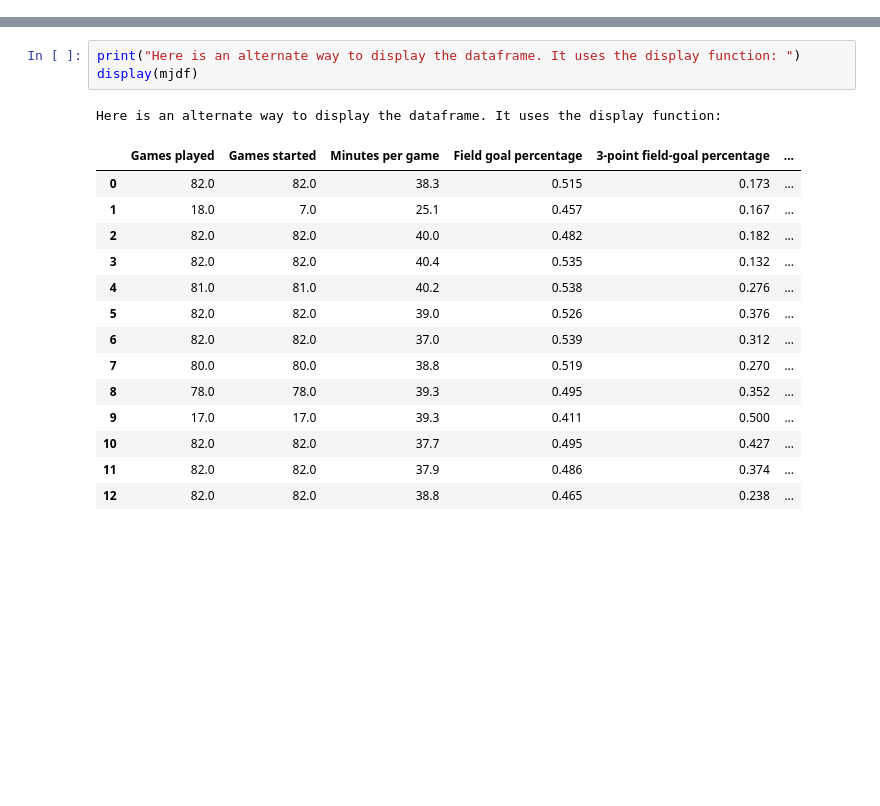
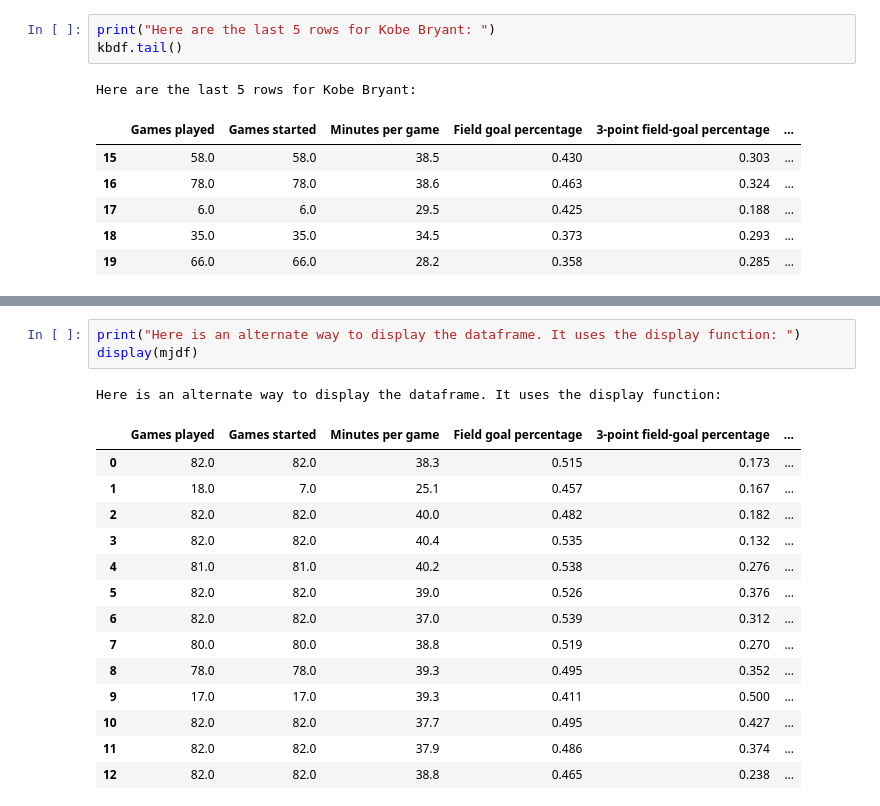
Before and after one commit to kaatori/IBMx-Python-for-Data-Science, a Jupyter notebook: Web_Scraping_Final_Assign_(Public).ipynb, the cells around one changed output, grey strips where cells are left out. Cells and saved outputs as stored; diff of their text form; blank space fills up the shorter version.

```diff
--- a/Web_Scraping_Final_Assign_(Public).ipynb
+++ b/Web_Scraping_Final_Assign_(Public).ipynb
@@ -234,0 +273,11 @@ Here are the first 5 rows for Michael Curry:
+# %%
+print("Here are the last 5 rows for Kobe Bryant: ")
+kbdf.tail()
+# %% [output]
+Here are the last 5 rows for Kobe Bryant:
+|  | Games played | Games started | Minutes per game | Field goal percentage | 3-point field-goal percentage | ... |
+| 15 | 58.0 | 58.0 | 38.5 | 0.430 | 0.303 | ... |
+| 16 | 78.0 | 78.0 | 38.6 | 0.463 | 0.324 | ... |
+| 17 | 6.0 | 6.0 | 29.5 | 0.425 | 0.188 | ... |
+| 18 | 35.0 | 35.0 | 34.5 | 0.373 | 0.293 | ... |
+| 19 | 66.0 | 66.0 | 28.2 | 0.358 | 0.285 | ... |
```
Also changed, not shown: parts of 48 cells of this notebook.
